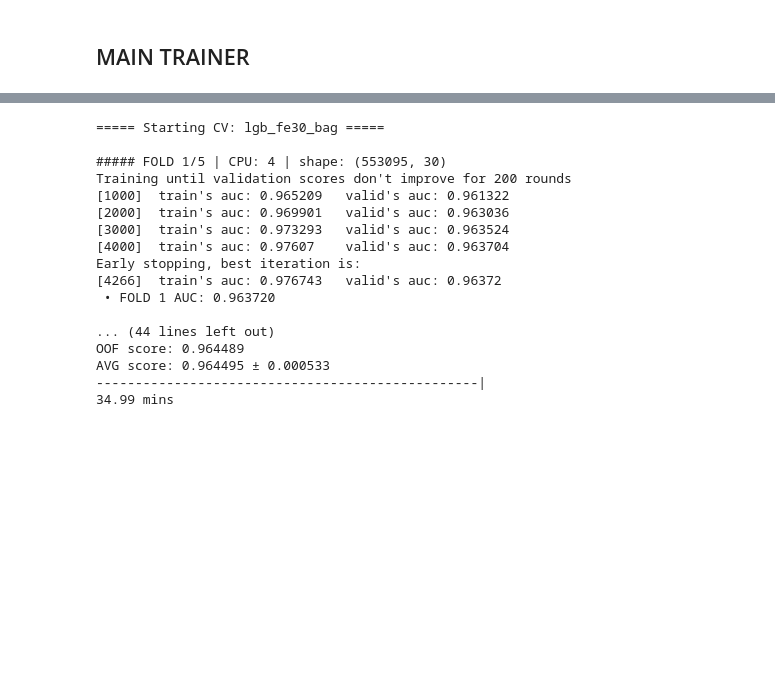
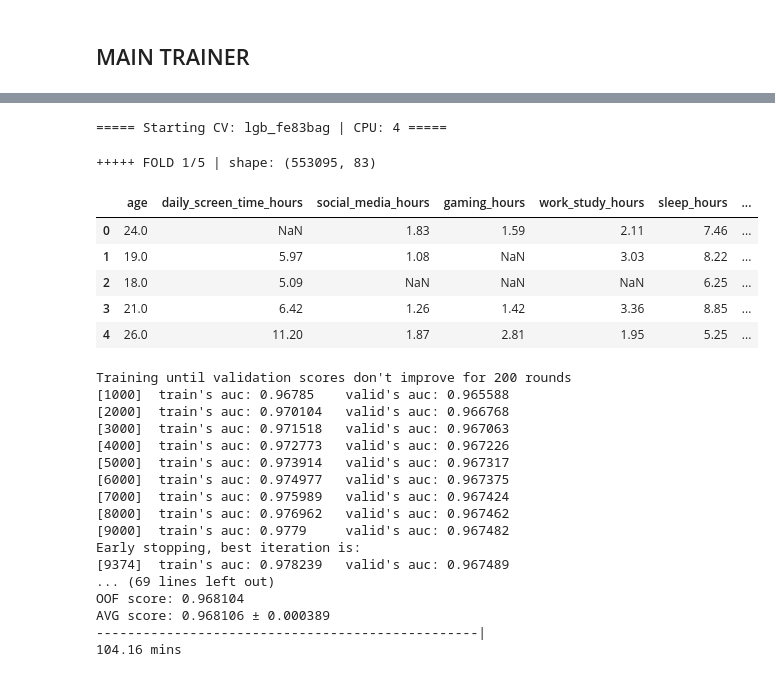
Before and after one commit to coded-sly/ps6e8-Phone-Addiction, a Jupyter notebook: ps6e8-lgb-phone-addict.ipynb, the cells around one changed output, grey strips where cells are left out. Saved outputs shown, nothing was run; the diff lists cells and outputs as text; code cells hidden in the pictures; blank space fills up the shorter version.

```diff
--- a/ps6e8-lgb-phone-addict.ipynb
+++ b/ps6e8-lgb-phone-addict.ipynb
@@ -1219,67 +1330,83 @@ USE_ORIGINAL = False
 # %%
 ## ==================== BOOST
-# FE(84) - max_leaves=_, lr=0.02, sub=0.8, col=0.8, min_leaf=100, l1=10.0, l2=3.0
-# Orig   - max_leaves=_, lr=0.03, sub=_, col=_, min_leaf=40, l1=0.0, l2=0.6
+# use -> orig_te(mean) + apply_feat + te(_cat) + INTER()
+# # --- (BAGGING) ---
+# # Best Trial ROC-AUC Score: 0.967905
+# # Best Hyperparameters:
+# # {'subsample': 0.6,
+# #  'colsample': 0.6000000000000001,
+# #  'max_leaves': 81,
+# #  'min_leaf': 8,
+# #  'alpha': 2.2480062510638112,
+# #  'lambda': 7.37798445754072e-05}
 
 bag_params = {
     # 'boosting': 'dart',
     # ----------------------------
+    # 'is_unbalanced': True,
+    # 'max_depth': 8,
     'objective': "binary",
     'metric': "auc",
-    # 'is_unbalanced': True,
-    'max_depth': 8,
+    'learning_rate': LR,
+    'n_estimators': 30_000,
     'max_leaves': 80,
-    'n_estimators': 20_000,
-    'learning_rate': LR,
-    'bagging_fraction': 0.85,
-    'feature_fraction': 0.8,
-    # 'feature_fraction_bynode': 0.8,
+    'bagging_fraction': 0.8,
+    'feature_fraction': 0.6,
+    # 'feature_fraction_bynode': 0.6,
     # 'bagging_freq': 7,
     # 'max_bins': 600,
     'min_data_in_leaf': 80,
-    'reg_alpha': 0.05,
-    'reg_lambda': 0.3,
+    'reg_alpha': 0.5,
+    'reg_lambda': 6.0,
     # 'max_cat_to_onehot': 9,
+    'random_state': CFG['SEED'],
     'importace_type': "gain",
-    'random_state': CFG['SEED'],
     'verbosity': -1,
     'n_jobs': -1,
-    # 'device': "gpu" if torch.cuda.is_available() else "cpu",
+    'device': "gpu" if torch.cuda.is_available() else "cpu",
 }
 
 n = VER + "bag"
 
 # for value in [12, 15]:
 #     bag_params['max_depth'] = value
 #     n = f"lgb_bag_" + str(value)
 all_predictions[n] = Trainer_CV(
     model_name=n,
     params=bag_params,
     train_df=train_data,
     test_df=test,
     features=FEATURES,
     target=TARGET,
     kfold=skf,
     cat_cols=ALL_CATS,
-    use_orig=USE_ORIGINAL,
+    use_original=USE_ORIGINAL,
     early_stop=EARLY_STOP,
     print_every=PRINT_STEPS,
 )
 # %% [output]
-===== Starting CV: lgb_fe30_bag =====
-
-##### FOLD 1/5 | CPU: 4 | shape: (553095, 30)
-Training until validation scores don't improve for 200 rounds
-[1000]  train's auc: 0.965209   valid's auc: 0.961322
-[2000]  train's auc: 0.969901   valid's auc: 0.963036
-[3000]  train's auc: 0.973293   valid's auc: 0.963524
-[4000]  train's auc: 0.97607    valid's auc: 0.963704
-Early stopping, best iteration is:
-[4266]  train's auc: 0.976743   valid's auc: 0.96372
- • FOLD 1 AUC: 0.963720
-
-... (44 lines left out)
-OOF score: 0.964489
-AVG score: 0.964495 ± 0.000533
--------------------------------------------------|
-34.99 mins
+===== Starting CV: lgb_fe83bag | CPU: 4 =====
++++++ FOLD 1/5 | shape: (553095, 83)
+|  | age | daily_screen_time_hours | social_media_hours | gaming_hours | work_study_hours | sleep_hours | ... |
+| 0 | 24.0 | NaN | 1.83 | 1.59 | 2.11 | 7.46 | ... |
+| 1 | 19.0 | 5.97 | 1.08 | NaN | 3.03 | 8.22 | ... |
+| 2 | 18.0 | 5.09 | NaN | NaN | NaN | 6.25 | ... |
+| 3 | 21.0 | 6.42 | 1.26 | 1.42 | 3.36 | 8.85 | ... |
+| 4 | 26.0 | 11.20 | 1.87 | 2.81 | 1.95 | 5.25 | ... |
+Training until validation scores don't improve for 200 rounds
+[1000]  train's auc: 0.96785    valid's auc: 0.965588
+[2000]  train's auc: 0.970104   valid's auc: 0.966768
+[3000]  train's auc: 0.971518   valid's auc: 0.967063
+[4000]  train's auc: 0.972773   valid's auc: 0.967226
+[5000]  train's auc: 0.973914   valid's auc: 0.967317
+[6000]  train's auc: 0.974977   valid's auc: 0.967375
+[7000]  train's auc: 0.975989   valid's auc: 0.967424
+[8000]  train's auc: 0.976962   valid's auc: 0.967462
+[9000]  train's auc: 0.9779     valid's auc: 0.967482
+Early stopping, best iteration is:
+[9374]  train's auc: 0.978239   valid's auc: 0.967489
+... (69 lines left out)
+OOF score: 0.968104
+AVG score: 0.968106 ± 0.000389
+-------------------------------------------------|
+104.16 mins
```
Also changed, not shown: parts of 36 cells of this notebook.
